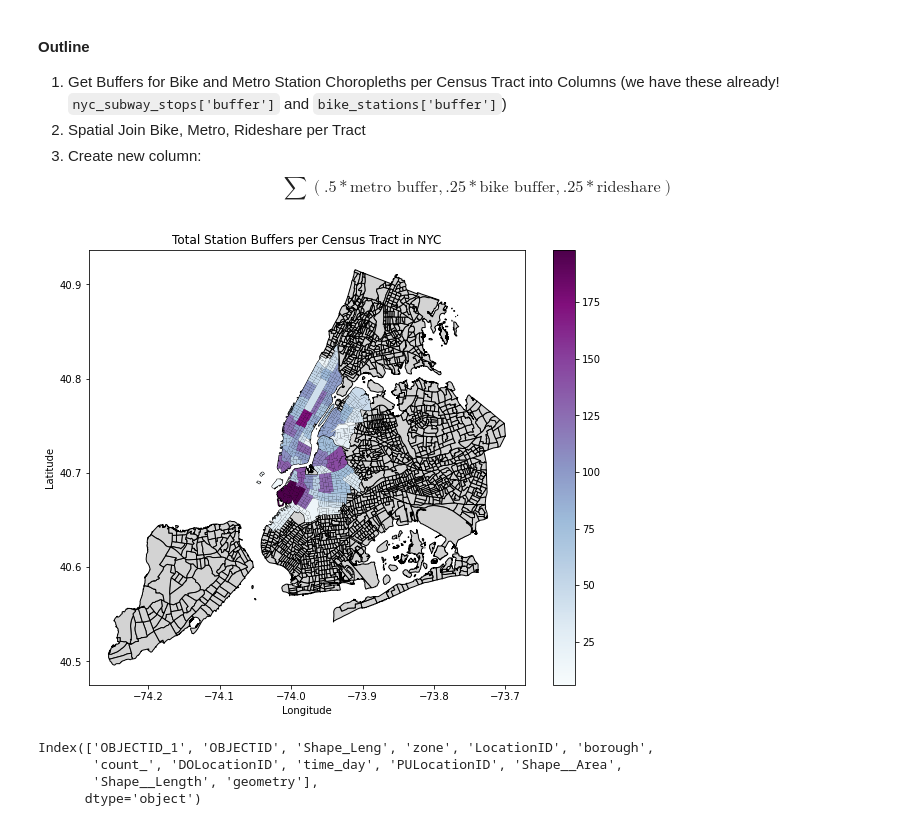
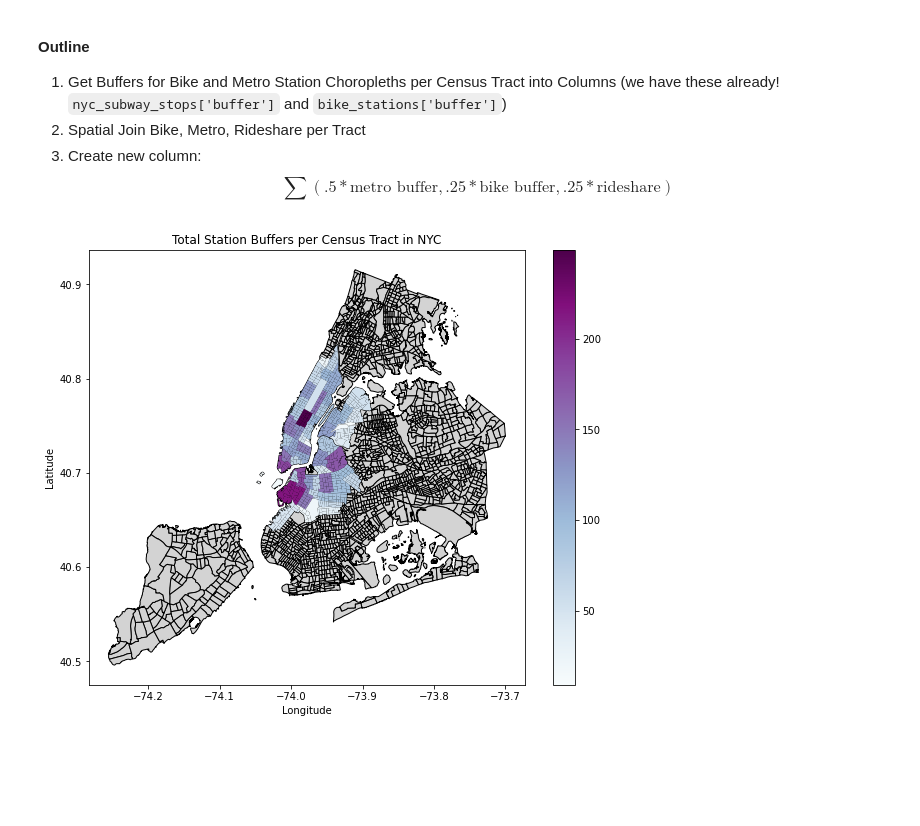
Before and after one commit to natdosan/causal-analysis-nyc-transit, a Jupyter notebook: final_project_032024 (1).ipynb, the cells around one changed output. Drawn from its saved outputs; the diff is of its cells as text; code cells hidden in the pictures; blank space fills up the shorter version.

```diff
--- a/final_project_032024 (1).ipynb
+++ b/final_project_032024 (1).ipynb
@@ -511,36 +521,25 @@ With EDA finally done, we can start combining layers!
 2. Spatial Join Bike, Metro, Rideshare per Tract
 3. Create new column: $$\sum(.5 * \text{metro buffer}, .25 * \text{bike buffer}, .25 * \text{rideshare})$$
 # %%
-# Perform spatial join for subway stations, bike stations
-subway_stations_with_tracts = gpd.sjoin(gpd.GeoDataFrame(geometry=nyc_subway_stops['buffer']), nyc_boundaries, how='left', predicate='intersects')
-bike_stations_with_tracts = gpd.sjoin(gpd.GeoDataFrame(geometry=bike_stations['buffer']), nyc_boundaries, how='left', predicate='intersects')
-
 # Aggregate counts by census tract for subway, bike stations
-subway_station_counts = subway_stations_with_tracts.groupby('NTA2020').size().reset_index(name='subway_station_count')
-bike_station_counts = bike_stations_with_tracts.groupby('NTA2020').size().reset_index(name='bike_station_count')
+subway_buffer_counts = subway_stations_with_tracts.groupby('NTA2020').size().reset_index(name='subway_buffer_count')
+bike_buffer_counts = bike_stations_with_tracts.groupby('NTA2020').size().reset_index(name='bike_buffer_count')
 
 # Merge aggregated counts back into nyc_boundaries
-nyc_boundaries_with_subway_counts = pd.merge(nyc_boundaries, subway_station_counts, on='NTA2020', how='outer')
-nyc_boundaries_with_bike_counts = pd.merge(nyc_boundaries, bike_station_counts, on='NTA2020', how='outer')
+nyc_boundaries_with_subway_counts = pd.merge(nyc_boundaries, subway_buffer_counts, on='NTA2020', how='left')
+nyc_boundaries_with_bike_counts = pd.merge(nyc_boundaries, bike_buffer_counts, on='NTA2020', how='left')
 
 # Add the counts of subway station buffers and bike station buffers to get a sum
 nyc_boundaries_with_subway_and_bike_counts = nyc_boundaries_with_subway_counts.copy()
-nyc_boundaries_with_subway_and_bike_counts['total_station_count'] = nyc_boundaries_with_subway_and_bike_counts['subway_station_count'] + nyc_boundaries_with_bike_counts['bike_station_count']
+nyc_boundaries_with_subway_and_bike_counts['total_buffer_count'] = 2 * nyc_boundaries_with_subway_and_bike_counts['subway_buffer_count'] + nyc_boundaries_with_bike_counts['bike_buffer_count']
 
 # Plot the total station counts per census tract
 fig, ax = plt.subplots(figsize=(10, 8))
 nyc_boundaries.plot(ax=ax, color='lightgray', edgecolor='black')
-nyc_boundaries_with_subway_and_bike_counts.plot(ax=ax, column='total_station_count', cmap='BuPu', legend=True)
+nyc_boundaries_with_subway_and_bike_counts.plot(ax=ax, column='total_buffer_count', cmap='BuPu', legend=True)
 plt.title('Total Station Buffers per Census Tract in NYC')
 plt.xlabel('Longitude')
 plt.ylabel('Latitude')
 plt.show()
 # %% [output]
-[figure, old version]
+[figure, new version]
-# %%
-uber_lyft_dropoffs.columns
-# %% [output]
-Index(['OBJECTID_1', 'OBJECTID', 'Shape_Leng', 'zone', 'LocationID', 'borough',
-       'count_', 'DOLocationID', 'time_day', 'PULocationID', 'Shape__Area',
-       'Shape__Length', 'geometry'],
-      dtype='object')
```
Also changed, not shown: parts of 47 cells of this notebook.
